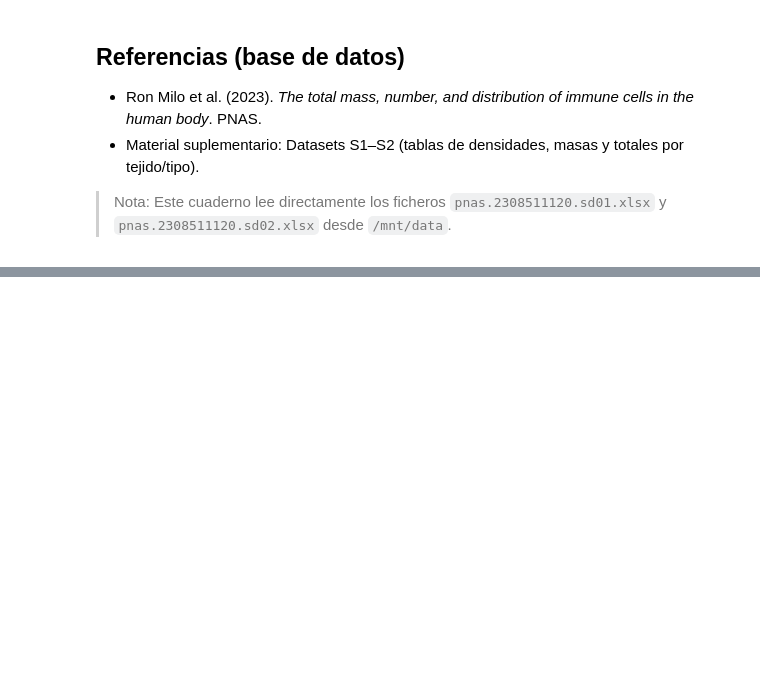
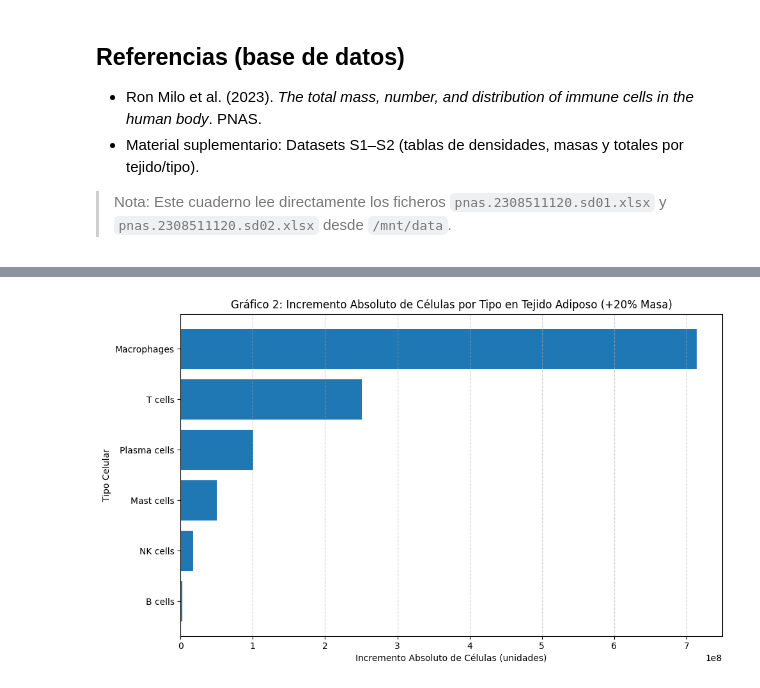
Before and after one commit to raulmendoza21/BIOINFORMATICA-ANALISIS-SIH, a Jupyter notebook: Entregable_Bioinformatica_Inmunidad.ipynb, the cells around one changed output, grey strips where cells are left out. Saved outputs shown, nothing was run; the diff lists cells and outputs as text; code cells hidden in the pictures; blank space fills up the shorter version.

```diff
--- a/Entregable_Bioinformatica_Inmunidad.ipynb
+++ b/Entregable_Bioinformatica_Inmunidad.ipynb
@@ -235,0 +244,15 @@ top_tissues.reset_index(drop=True)
+# %%
+df_plot2 = df[df['delta_cells'] > 0].sort_values('delta_cells', ascending=True)
+
+plt.figure(figsize=(10, 6))
+plt.barh(df_plot2['cell_type'], df_plot2['delta_cells'])
+plt.xlabel('Incremento Absoluto de Células (unidades)')
+plt.ylabel('Tipo Celular')
+plt.title('Gráfico 2: Incremento Absoluto de Células por Tipo en Tejido Adiposo (+20% Masa)')
+plt.ticklabel_format(axis='x', style='sci', scilimits=(0, 0)) # Formato científico
+plt.grid(axis='x', linestyle='--', alpha=0.6)
+plt.tight_layout()
+plt.savefig('grafico_narrativo_2_delta_cells_adipose.png')
+plt.show()
+# %% [output]
+[figure, added]
```
Also changed, not shown: parts of 5 cells of this notebook.
